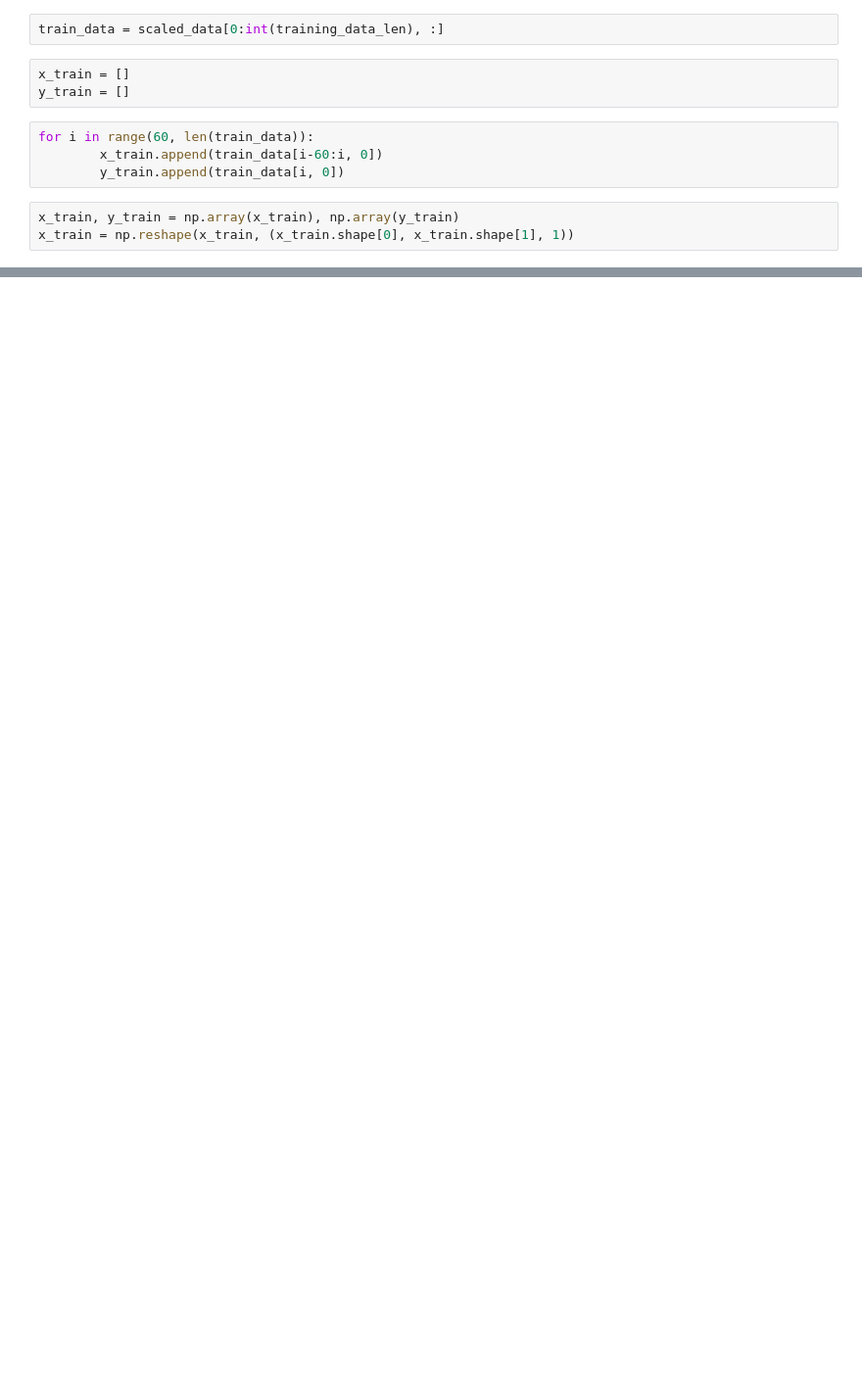
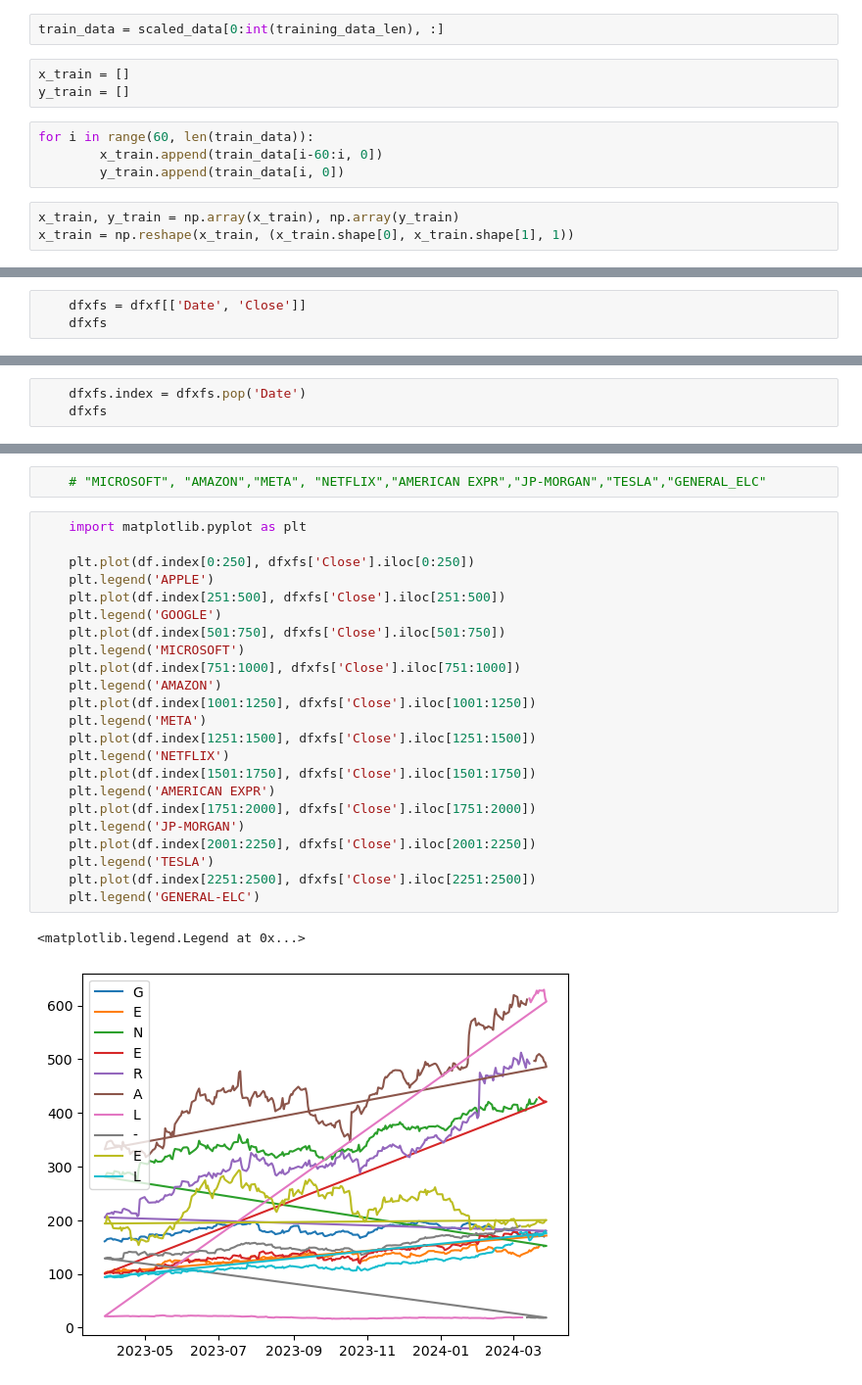
Before and after one commit to csci595-research-lit-spring-2024/595-class-project-spring-2024-Sridhar29Ch, a Jupyter notebook: notebooks/trans_10min.ipynb, the cells around one changed output, grey strips where cells are left out. Shown at 98% size. Drawn from its saved outputs; the diff is of its cells as text; blank space fills up the shorter version.

```diff
--- a/notebooks/trans_10min.ipynb
+++ b/notebooks/trans_10min.ipynb
@@ -172,0 +464,3 @@ df_app
+# %%
+    dfxfs = dfxf[['Date', 'Close']]
+    dfxfs
@@ -172,0 +506,3 @@ df_app
+# %%
+    dfxfs.index = dfxfs.pop('Date')
+    dfxfs
@@ -172,0 +524,28 @@ df_app
+# %%
+    # "MICROSOFT", "AMAZON","META", "NETFLIX","AMERICAN EXPR","JP-MORGAN","TESLA","GENERAL_ELC"
+# %%
+    import matplotlib.pyplot as plt
+
+    plt.plot(df.index[0:250], dfxfs['Close'].iloc[0:250])
+    plt.legend('APPLE')
+    plt.plot(df.index[251:500], dfxfs['Close'].iloc[251:500])
+    plt.legend('GOOGLE')
+    plt.plot(df.index[501:750], dfxfs['Close'].iloc[501:750])
+    plt.legend('MICROSOFT')
+    plt.plot(df.index[751:1000], dfxfs['Close'].iloc[751:1000])
+    plt.legend('AMAZON')
+    plt.plot(df.index[1001:1250], dfxfs['Close'].iloc[1001:1250])
+    plt.legend('META')
+    plt.plot(df.index[1251:1500], dfxfs['Close'].iloc[1251:1500])
+    plt.legend('NETFLIX')
+    plt.plot(df.index[1501:1750], dfxfs['Close'].iloc[1501:1750])
+    plt.legend('AMERICAN EXPR')
+    plt.plot(df.index[1751:2000], dfxfs['Close'].iloc[1751:2000])
+    plt.legend('JP-MORGAN')
+    plt.plot(df.index[2001:2250], dfxfs['Close'].iloc[2001:2250])
+    plt.legend('TESLA')
+    plt.plot(df.index[2251:2500], dfxfs['Close'].iloc[2251:2500])
+    plt.legend('GENERAL-ELC')
+# %% [output]
+<matplotlib.legend.Legend at 0x...>
+[figure, added]
```
Also changed, not shown: parts of 93 cells of this notebook, 2 other files.
